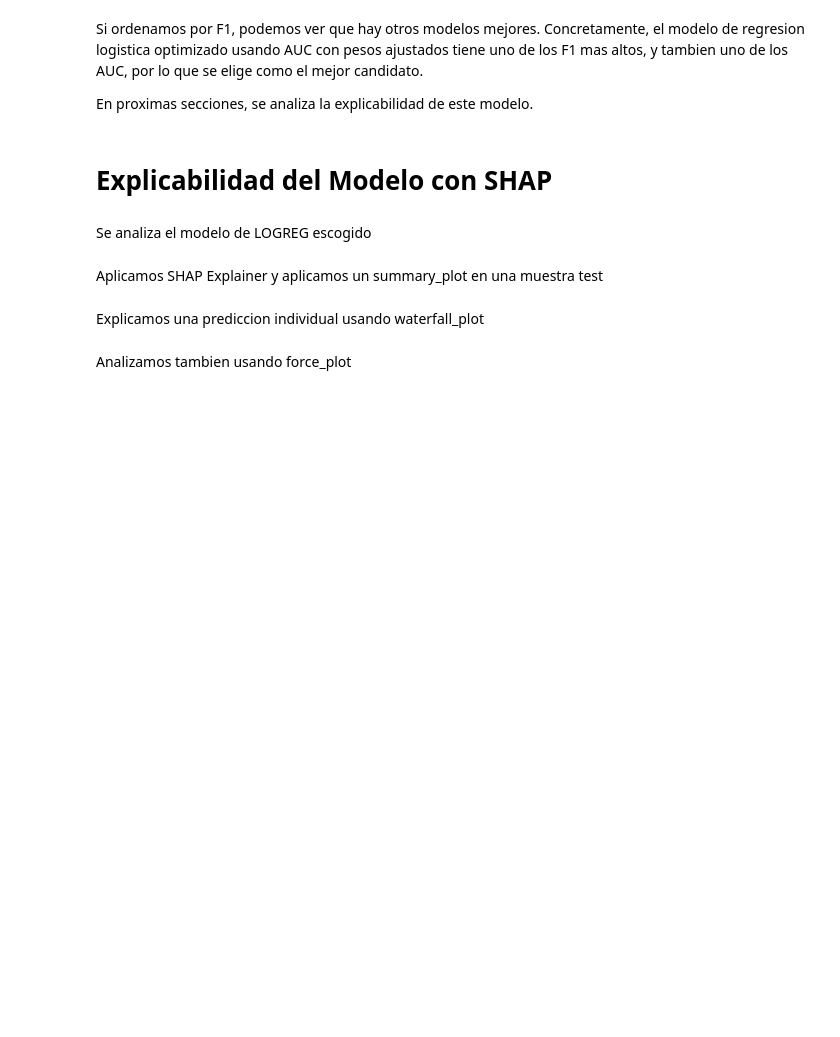
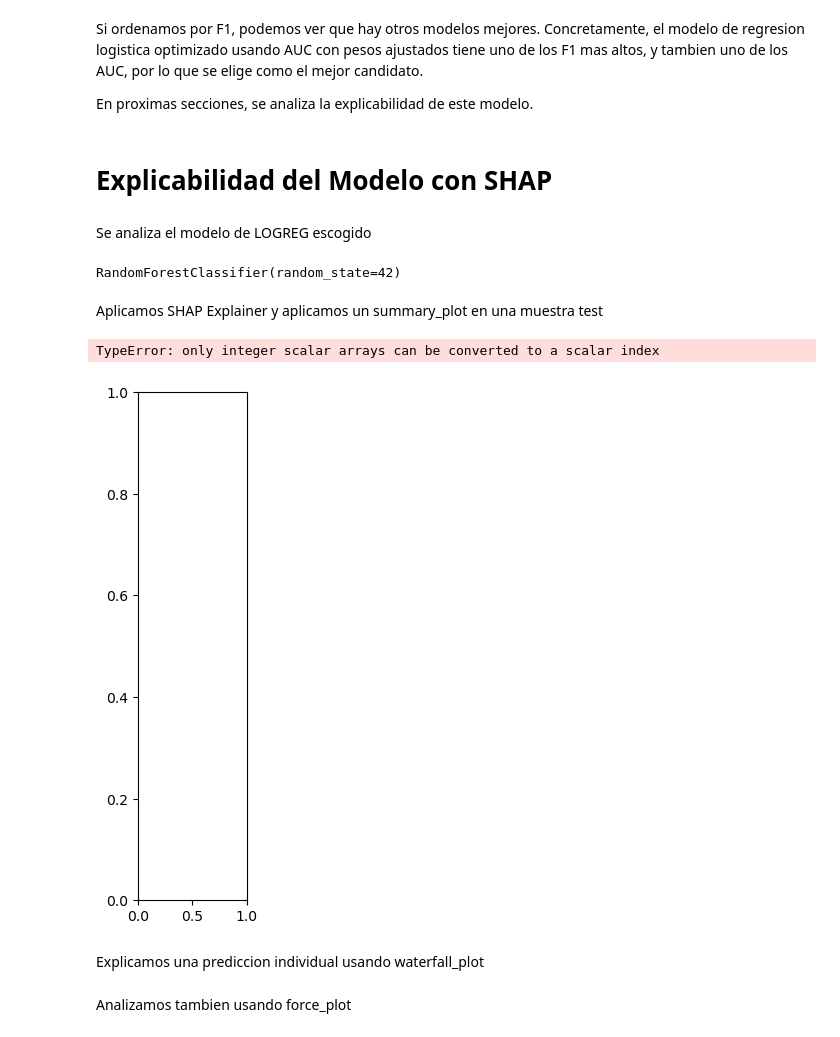
Before and after one commit to Sergi-06/Calibracion_Feedback1, a Jupyter notebook: Feedback1.ipynb, the cells around one changed output. Saved outputs shown, nothing was run; the diff lists cells and outputs as text; code cells hidden in the pictures; blank space fills up the shorter version.

```diff
--- a/Feedback1.ipynb
+++ b/Feedback1.ipynb
@@ -1376,12 +1371,14 @@ En proximas secciones, se analiza la explicabilidad de este modelo.
 Se analiza el modelo de LOGREG escogido
 # %%
 # Definir variables
-features = [
-    'PAY_0_aj_WOE', 'LIMIT_BAL_WOE', 'PAY_3_aj_WOE',
-    'SEX_WOE', 'MARRIAGE_aj_WOE', 'PAY_2_aj_WOE', 'PAY_4_aj_WOE'
-]
+# features = [
+#     'PAY_0_aj_WOE', 'LIMIT_BAL_WOE', 'PAY_3_aj_WOE',
+#     'SEX_WOE', 'MARRIAGE_aj_WOE', 'PAY_2_aj_WOE', 'PAY_4_aj_WOE'
+# ]
 
-target = 'target_malo'  # Asegúrate de que esta sea tu variable objetivo
+features = ["AGE","LIMIT_BAL"]
+
+target = 'default payment next month'
 
 X = df_base[features]
 y = df_base[target]
@@ -1394,26 +1391,36 @@ sample_weights = compute_sample_weight(class_weight='balanced', y=y_train)
 
 clf = RandomForestClassifier(n_estimators=100, random_state=42)
 clf.fit(X_train, y_train, sample_weight=sample_weights)
+# %% [output]
+RandomForestClassifier(random_state=42)
 # %% [markdown]
 Aplicamos SHAP Explainer y aplicamos un summary_plot en una muestra test
 # %%
+import numpy as np
+if not hasattr(np, 'bool'):
+    np.bool = bool
+
+
 # Crear el SHAP explainer
 explainer = shap.Explainer(clf, X_train)
 
 # Calcular valores SHAP para el test set
 shap_values = explainer(X_test)
 
 # Gráfico resumen global de importancia de variables
 shap.summary_plot(shap_values, X_test, plot_type="dot")
 
 # Mostrar de forma textual las variables más importantes
 shap_abs_mean = np.abs(shap_values.values).mean(axis=0)
 importance_df = pd.DataFrame({
     'feature': features,
     'mean_abs_shap': shap_abs_mean
 }).sort_values(by='mean_abs_shap', ascending=False)
 
 print(importance_df)
+# %% [output]
+TypeError: only integer scalar arrays can be converted to a scalar index
+[figure, added]
 # %% [markdown]
 Explicamos una prediccion individual usando waterfall_plot
 # %%
```
Also changed, not shown: parts of 1 cell of this notebook.
